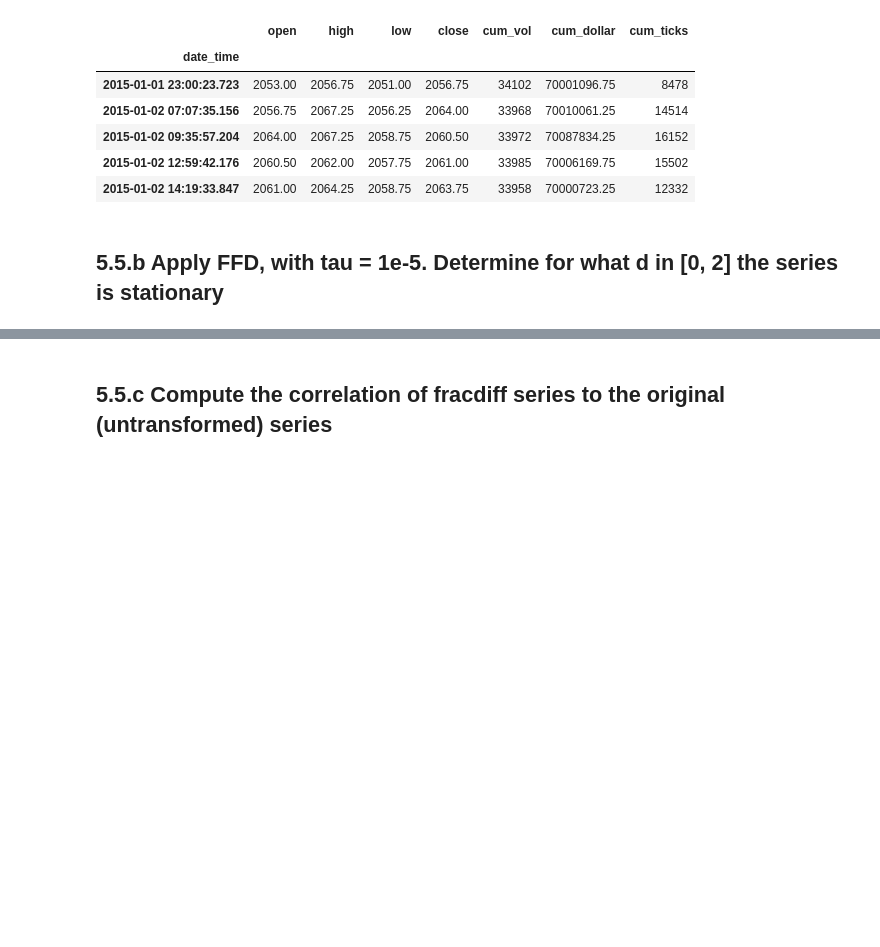
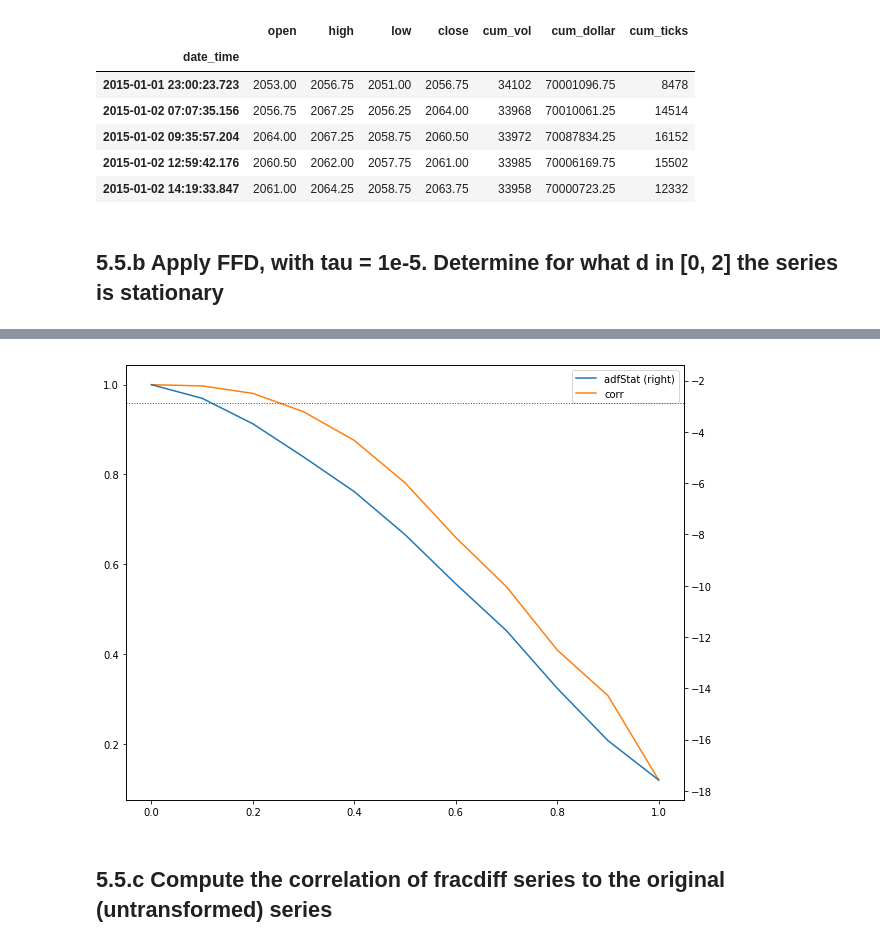
Before and after one commit to AI-Stuff/hudson-and-thames-research, a Jupyter notebook: Chapter5/Chap_5_Exercises.ipynb, the cells around one changed output, grey strips where cells are left out. Drawn from its saved outputs; the diff is of its cells as text; code cells hidden in the pictures; blank space fills up the shorter version.

Commit message:
Added a chart to the notebook and updated teh Readme

```diff
--- a/Chapter5/Chap_5_Exercises.ipynb
+++ b/Chapter5/Chap_5_Exercises.ipynb
@@ -342,3 +342,20 @@ p_val(fd_series['close'].dropna())
+# %%
+def plot_min_ffd(close_prices):
+    out = pd.DataFrame(columns=['adfStat', 'pVal', 'lags', 'nObs', '95% conf', 'corr'])
+    for d in np.linspace(0, 1, 11):
+        df1 = np.log(close_prices[['close']]).resample('1D').last()  # downcast to daily obs
+        df1.dropna(inplace=True)
+        df2 = fracdiff.frac_diff_ffd(df1, diff_amt=d, thresh=0.01).dropna()
+        corr = np.corrcoef(df1.loc[df2.index, 'close'], df2['close'])[0, 1]
+        df2 = adfuller(df2['close'], maxlag=1, regression='c', autolag=None)
+        out.loc[d] = list(df2[:4]) + [df2[4]['5%']] + [corr]  # with critical value
+    out[['adfStat', 'corr']].plot(secondary_y='adfStat', figsize=(10, 8))
+    plt.axhline(out['95% conf'].mean(), linewidth=1, color='r', linestyle='dotted')
+    return
+# %%
+plot_min_ffd(data_series)
+# %% [output]
+[figure, added]
 # %% [markdown]
 ## 5.5.c Compute the correlation of fracdiff series to the original (untransformed) series
 # %%
```
Also changed, not shown: parts of 15 cells of this notebook, 1 other file.
